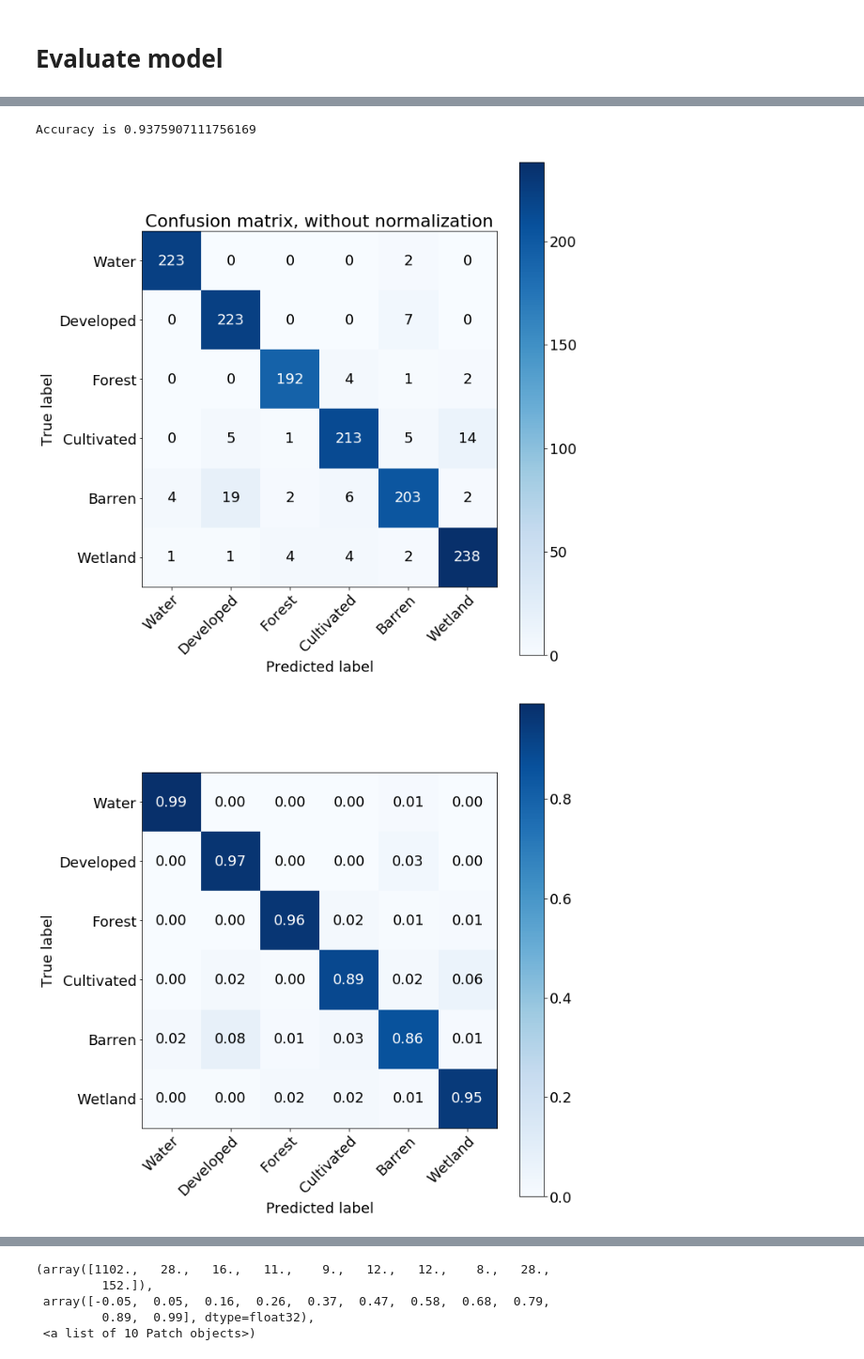
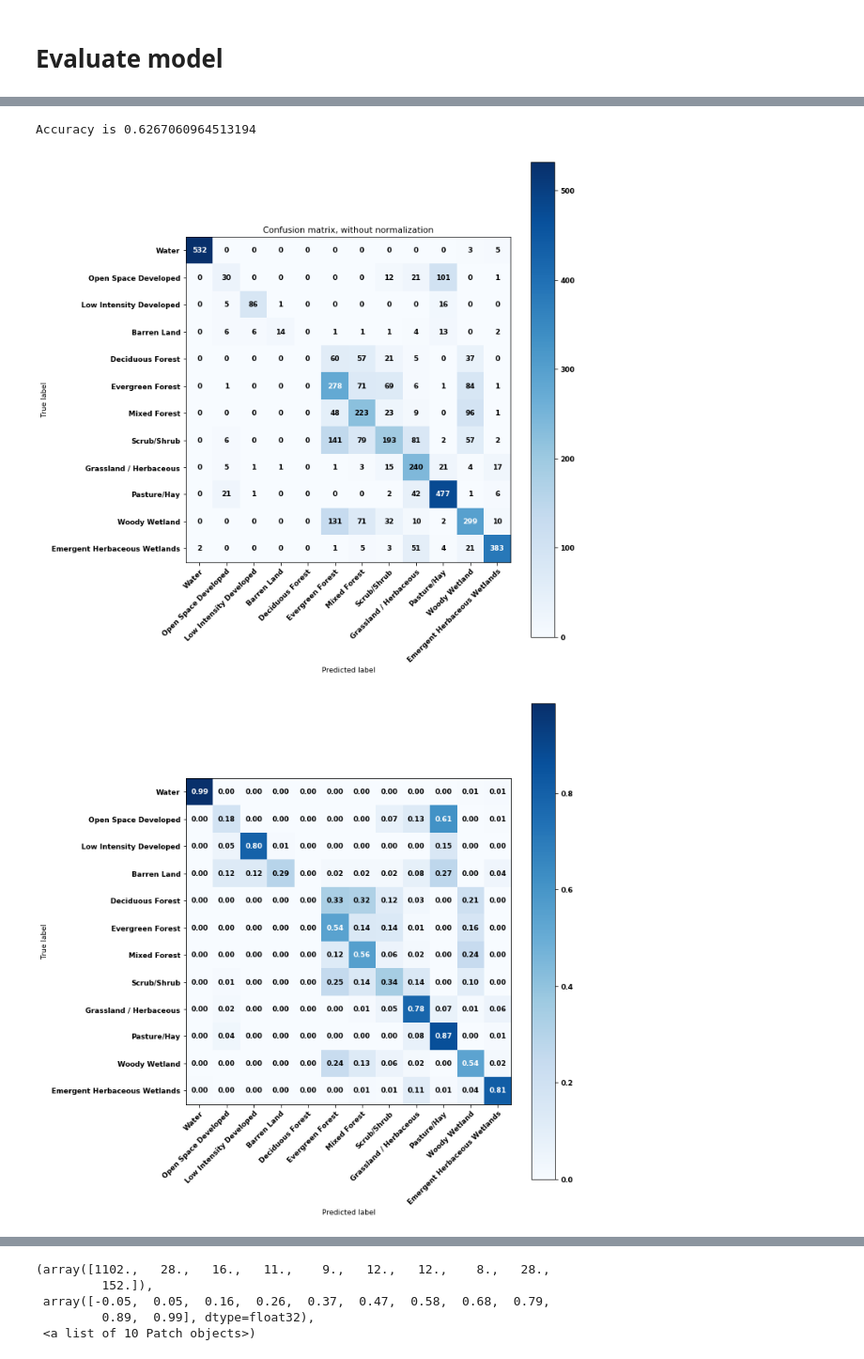
Before and after one commit to patrickcgray/landcover_rcnn, a Jupyter notebook: rcnn/strange network clean.ipynb, the cells around one changed output, grey strips where cells are left out. Shown at 94% size. Cells and saved outputs as stored; diff of their text form; code cells hidden in the pictures.

Commit message:
fixing some little bugs, testing single step rcnn, and testing 12 classes

```diff
--- a/rcnn/strange network clean.ipynb
+++ b/rcnn/strange network clean.ipynb
@@ -80,7 +83,7 @@ batch_size = 25
 ### This is unnecessary to run because I already saved them to text files so now you load them
 # %%
 px = rnn_pixels.make_pixels(tile_size, tile_list)
-px_to_use = px[:3000000]
+px_to_use = px[:500000]
 pixels = rnn_pixels.delete_bad_tiles(landsat_datasets,lc_labels, canopy_labels, px_to_use, tile_size, buffer_pix=1)
 # %%
 len(pixels), len(px)
@@ -89,34 +92,38 @@ len(pixels), len(px)
 # %%
 # gets balanced pixels locations
 w_tile_gen = rnn_tiles.rnn_tile_gen(landsat_datasets, lc_labels, canopy_labels, tile_size, class_count)
-w_generator = w_tile_gen.tile_generator(pixels, batch_size=1, flatten=True, canopy=False)
+w_generator = w_tile_gen.tile_generator(pixels, batch_size=1, flatten=True, canopy=True)
 total_labels = list()
 count = 0
-#buckets = {0:[], 1:[], 2:[], 3:[], 4:[], 5:[]}
-buckets = {0:[], 1:[], 2:[], 3:[], 4:[], 5:[]}
+count_per_class = 3500
+buckets = {}
+image_buckets = {}
+
+for key in util.old_indexed_dictionary:
+    buckets[key] = []
+    image_buckets[key] = []
 
 while count < len(pixels):
         image_b, label_b = next(w_generator)
-        label_b = np.argmax(label_b)
+        label_b = np.argmax(label_b['landcover'])
         buckets[label_b].append(pixels[count]) # appends pixels to dictionary
+        image_buckets[label_b].append(image_b['rnn_input'])
         total_labels.append(label_b)
         count+=1
 total_labels = np.asarray(total_labels)
 total_labels = total_labels.reshape(len(total_labels))
 #weights_list = class_weight.compute_class_weight('balanced', np.unique(total_labels), total_labels)
 count = 0
+
 for z, j in buckets.items():
     print(len(j))
     count += len(j)
 print(count)
+
 use_px = []
-count_per_class = 1500
-use_px+=buckets[0][:count_per_class]
-use_px+=(buckets[1][:count_per_class])
-use_px+=(buckets[2][:count_per_class])
-use_px+=(buckets[3][:count_per_class])
-use_px+=(buckets[4][:count_per_class])
-use_px+=(buckets[5][:count_per_class])
+for key in util.old_indexed_dictionary:
+    use_px+=buckets[key][:count_per_class]
+
 random.shuffle(use_px)
 train_px, val_px, test_px = rnn_pixels.train_val_test_split(use_px, 0.7, 0.7)
 # %% [output]
@@ -178,7 +250,7 @@ def make_MLT_dense(in_shape, in_shape_tile, num_classes):
     model = Model(inputs=[input_tensor,input_tensor_tile], outputs=[landcover, canopy])
     return model
 # %%
-model = make_MLT_dense((4,7),(4,tile_size,tile_size,7), 6)
+model = make_MLT_dense((len(tiles['028012']),7),(len(tiles['028012']),tile_size,tile_size,7), class_count)
 #model.load_weights('mlt_dense_model.hdf5')
 model.summary()
 # %% [output]
@@ -349,26 +407,32 @@ while count < len(lc_predictions):
 label_index = lc_lab.reshape(len(test_px)*1*1)
 pred_index = lc_predictions.reshape(len(test_px)*1*1)
 # %%
+font = {'family' : 'normal',
+        'weight' : 'bold',
+        'size'   : 9}
+
+plt.rc('font', **font)
+
 np.set_printoptions(precision=2)
 # Plot non-normalized confusion matrix
-util.plot_confusion_matrix(label_index.astype(np.int), pred_index.astype(np.int), classes=np.array(list(util.indexed_dictionary)),
-                      class_dict=util.indexed_dictionary)
+util.plot_confusion_matrix(label_index.astype(np.int), pred_index.astype(np.int), classes=np.array(list(util.old_indexed_dictionary)),
+                      class_dict=util.old_indexed_dictionary)
 # Plot normalized confusion matrix
-util.plot_confusion_matrix(label_index.astype(np.int), pred_index.astype(np.int), classes=np.array(list(util.indexed_dictionary)),
-                      class_dict=util.indexed_dictionary,
+util.plot_confusion_matrix(label_index.astype(np.int), pred_index.astype(np.int), classes=np.array(list(util.old_indexed_dictionary)),
+                      class_dict=util.old_indexed_dictionary,
                       normalize=True,
                           title=" ")
 count = 0
 for i in range(len(label_index)):
     if(label_index[i] == pred_index[i]):
         count+=1
 print("Accuracy is {}".format(count/len(label_index)))
 
 plt.savefig("confusion_matrix.png", dpi=1000)
 # %% [output]
-Accuracy is 0.9375907111756169
+Accuracy is 0.6267060964513194
-[figure, old version]
+[figure, new version]
-[figure, old version]
+[figure, new version]
 # %%
 total = 0
 tot = 0
```
Also changed, not shown: parts of 24 cells of this notebook, 5 other files.
